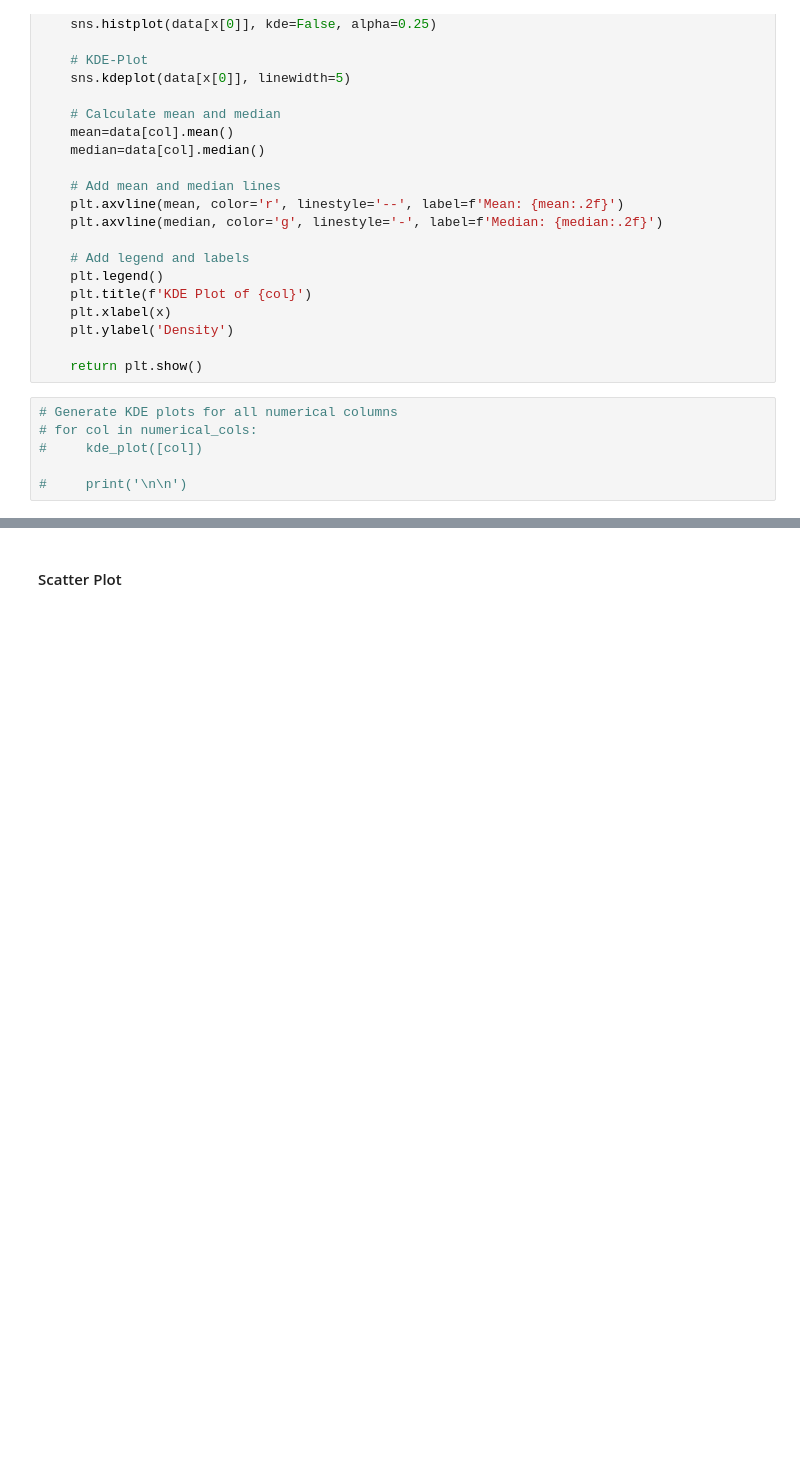
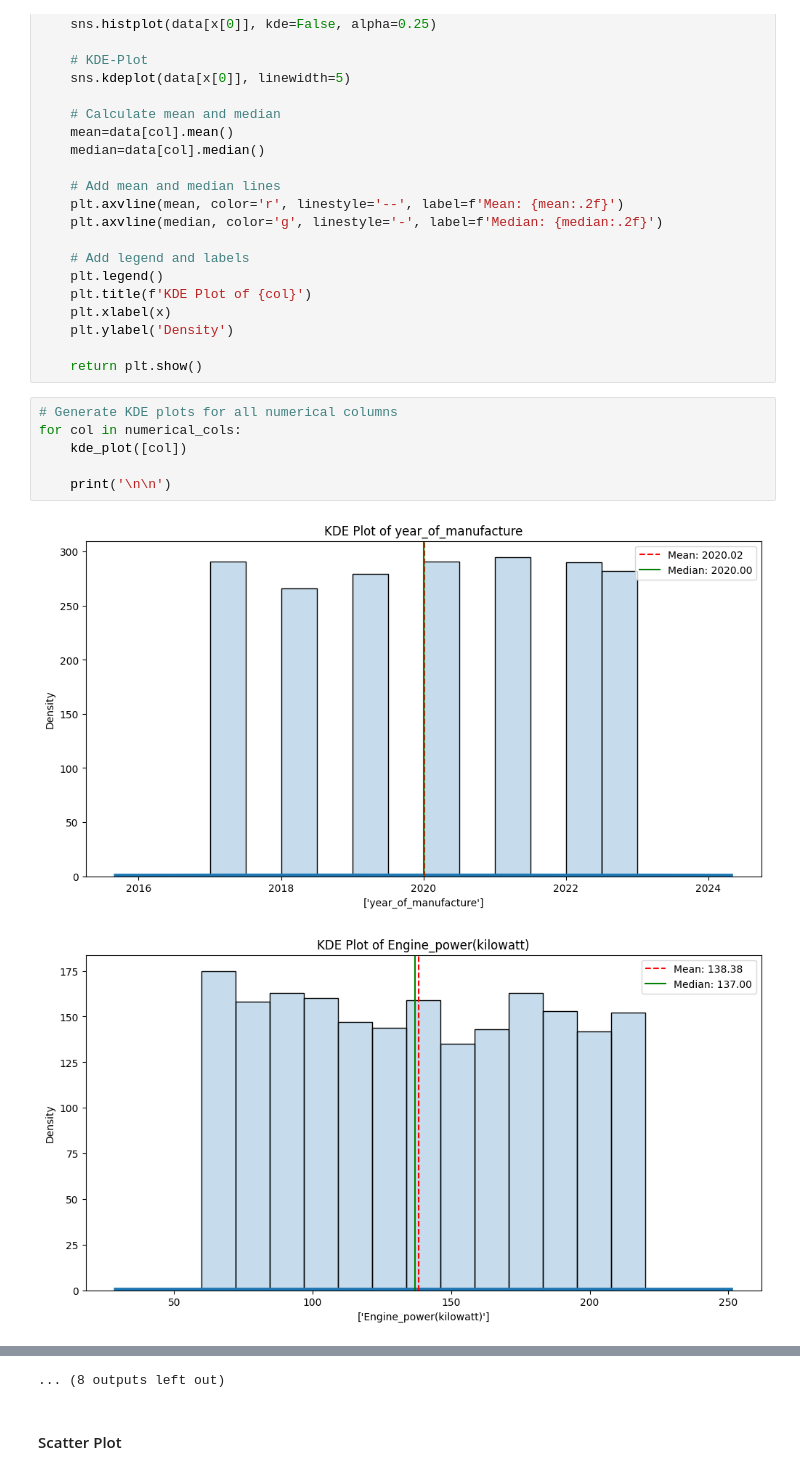
Before and after one commit to Camil-a/Bachelorarbeit_KI_preissystem, a Jupyter notebook: 2-EDA/numericals_feature.ipynb, the cells around one changed output, grey strips where cells are left out. Saved outputs shown, nothing was run; the diff lists cells and outputs as text; blank space fills up the shorter version.

```diff
--- a/2-EDA/numericals_feature.ipynb
+++ b/2-EDA/numericals_feature.ipynb
@@ -71,7 +71,10 @@ def kde_plot(x):
     return plt.show()
 # %%
 # Generate KDE plots for all numerical columns
-# for col in numerical_cols:
-#     kde_plot([col])
+for col in numerical_cols:
+    kde_plot([col])
 
-#     print('\n\n')
+    print('\n\n')
+# %% [output]
+[figure, added]
+[figure, added]
@@ -78,3 +91,4 @@ def kde_plot(x):
+... (8 outputs left out)
 # %% [markdown]
 #### Scatter Plot
 # %%
```
Also changed, not shown: parts of 15 cells of this notebook, 51 other files.
